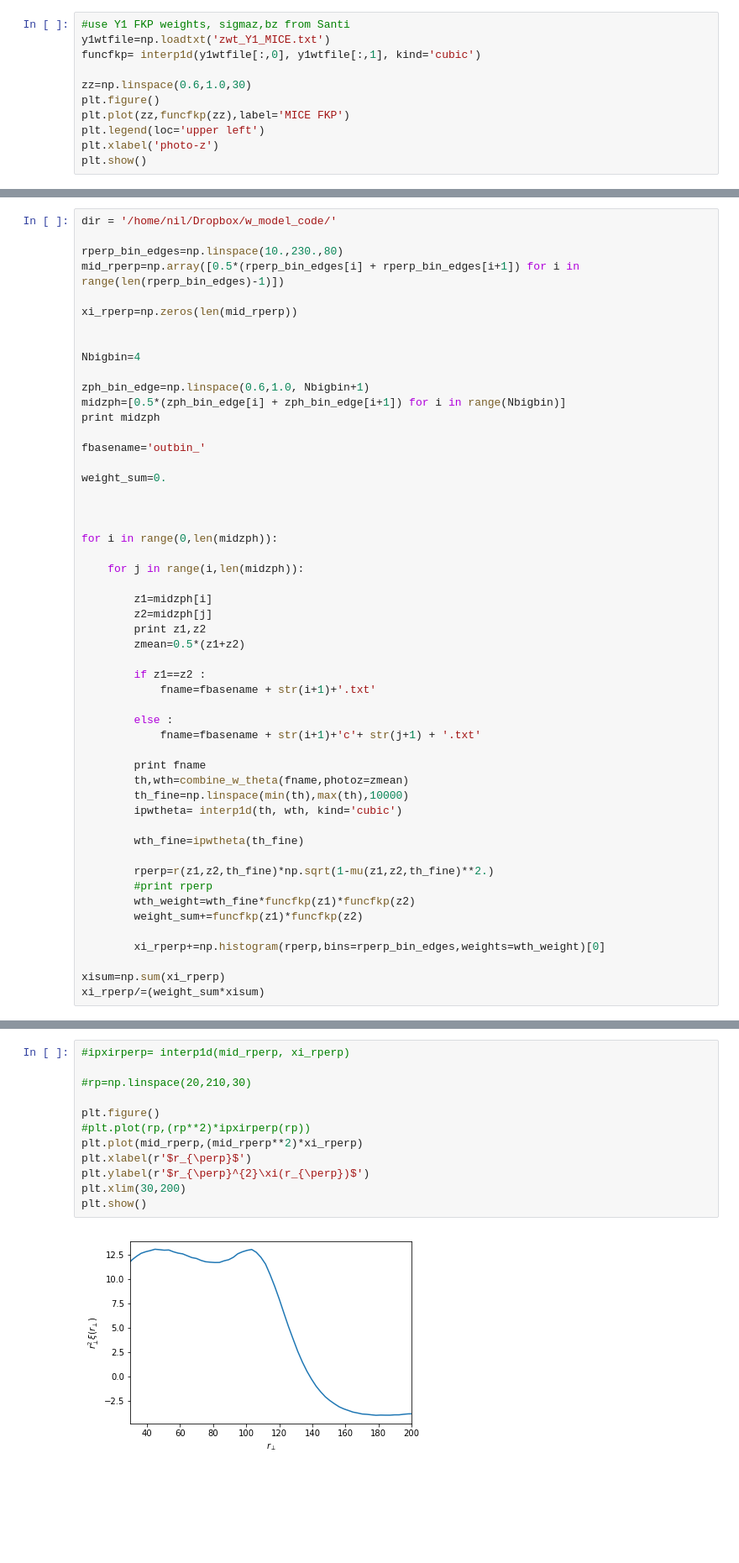
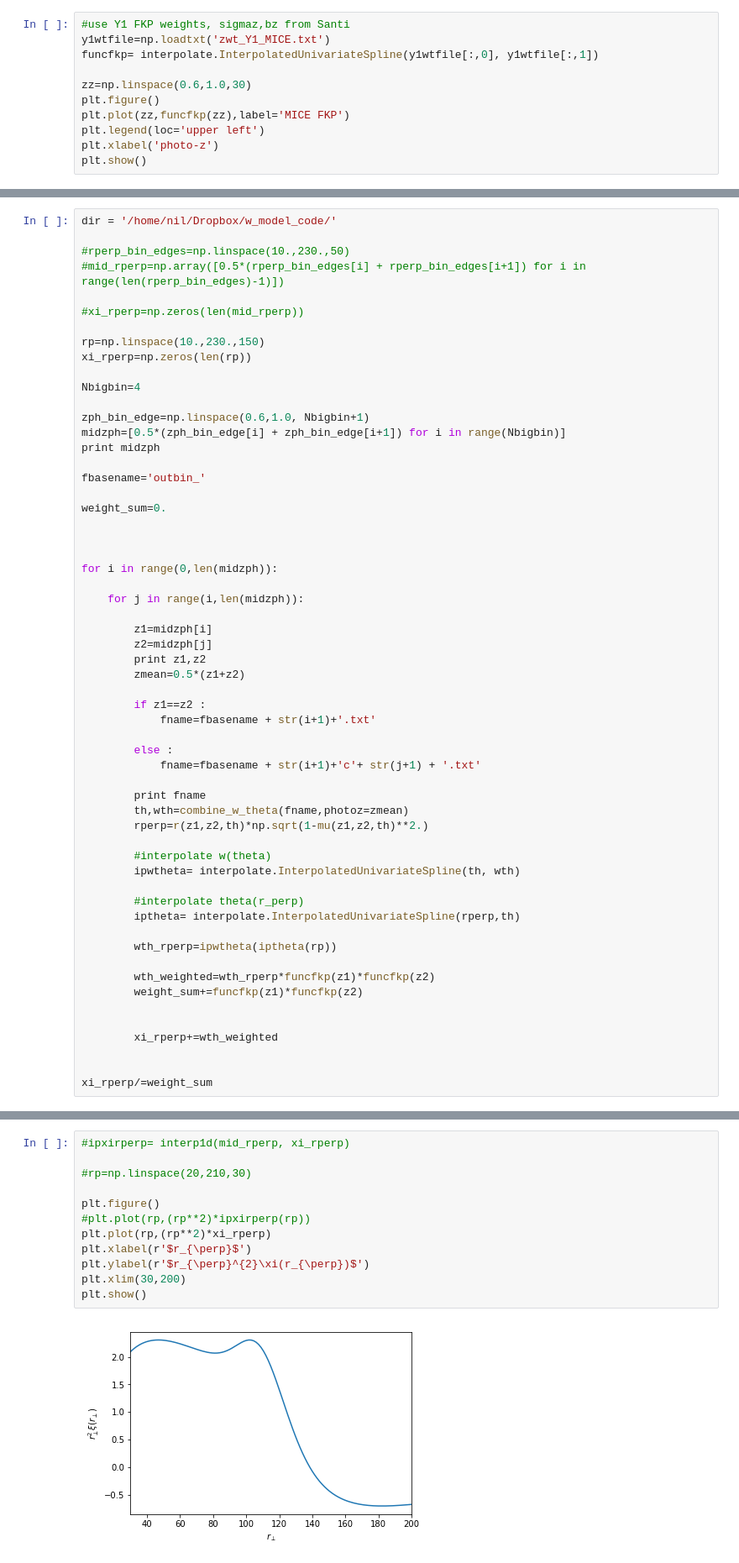
Before and after one commit to nbanik/w_model_code, a Jupyter notebook: compute_xi_rperp.ipynb, the cells around one changed output, grey strips where cells are left out. Shown at 84% size. Saved outputs shown, nothing was run; the diff lists cells and outputs as text; blank space fills up the shorter version.

Commit message:
rperp issue fixed

```diff
--- a/compute_xi_rperp.ipynb
+++ b/compute_xi_rperp.ipynb
@@ -50,7 +50,7 @@ def combine_w_theta(fname,photoz,bias=1.8,beta=0.4):
 # %%
 #use Y1 FKP weights, sigmaz,bz from Santi
 y1wtfile=np.loadtxt('zwt_Y1_MICE.txt')
-funcfkp= interp1d(y1wtfile[:,0], y1wtfile[:,1], kind='cubic')
+funcfkp= interpolate.InterpolatedUnivariateSpline(y1wtfile[:,0], y1wtfile[:,1])
 
 zz=np.linspace(0.6,1.0,30)
 plt.figure()
@@ -163,11 +162,13 @@ plt.show()
 # %%
 dir = '/home/nil/Dropbox/w_model_code/'
 
-rperp_bin_edges=np.linspace(10.,230.,80)
-mid_rperp=np.array([0.5*(rperp_bin_edges[i] + rperp_bin_edges[i+1]) for i in range(len(rperp_bin_edges)-1)])
+#rperp_bin_edges=np.linspace(10.,230.,50)
+#mid_rperp=np.array([0.5*(rperp_bin_edges[i] + rperp_bin_edges[i+1]) for i in range(len(rperp_bin_edges)-1)])
 
-xi_rperp=np.zeros(len(mid_rperp))
+#xi_rperp=np.zeros(len(mid_rperp))
 
+rp=np.linspace(10.,230.,150)
+xi_rperp=np.zeros(len(rp))
 
 Nbigbin=4
 
@@ -198,20 +199,24 @@ for i in range(0,len(midzph)):
 
         print fname
         th,wth=combine_w_theta(fname,photoz=zmean)
-        th_fine=np.linspace(min(th),max(th),10000)
-        ipwtheta= interp1d(th, wth, kind='cubic')
+        rperp=r(z1,z2,th)*np.sqrt(1-mu(z1,z2,th)**2.)
 
-        wth_fine=ipwtheta(th_fine)
+        #interpolate w(theta)
+        ipwtheta= interpolate.InterpolatedUnivariateSpline(th, wth)
 
-        rperp=r(z1,z2,th_fine)*np.sqrt(1-mu(z1,z2,th_fine)**2.)
-        #print rperp
-        wth_weight=wth_fine*funcfkp(z1)*funcfkp(z2)
+        #interpolate theta(r_perp)
+        iptheta= interpolate.InterpolatedUnivariateSpline(rperp,th)
+
+        wth_rperp=ipwtheta(iptheta(rp))
+
+        wth_weighted=wth_rperp*funcfkp(z1)*funcfkp(z2)
         weight_sum+=funcfkp(z1)*funcfkp(z2)
 
-        xi_rperp+=np.histogram(rperp,bins=rperp_bin_edges,weights=wth_weight)[0]
 
-xisum=np.sum(xi_rperp)
-xi_rperp/=(weight_sum*xisum)
+        xi_rperp+=wth_weighted
+
+
+xi_rperp/=weight_sum
 # %% [output]
 [0.64999999999999991, 0.75, 0.85000000000000009, 0.94999999999999996]
 0.65 0.65
@@ -233,14 +238,14 @@ outbin_4.txt
 # %%
 #ipxirperp= interp1d(mid_rperp, xi_rperp)
 
 #rp=np.linspace(20,210,30)
 
 plt.figure()
 #plt.plot(rp,(rp**2)*ipxirperp(rp))
-plt.plot(mid_rperp,(mid_rperp**2)*xi_rperp)
+plt.plot(rp,(rp**2)*xi_rperp)
 plt.xlabel(r'$r_{\perp}$')
 plt.ylabel(r'$r_{\perp}^{2}\xi(r_{\perp})$')
 plt.xlim(30,200)
 plt.show()
 # %% [output]
-[figure, old version]
+[figure, new version]
```
Also changed, not shown: parts of 2 cells of this notebook.
